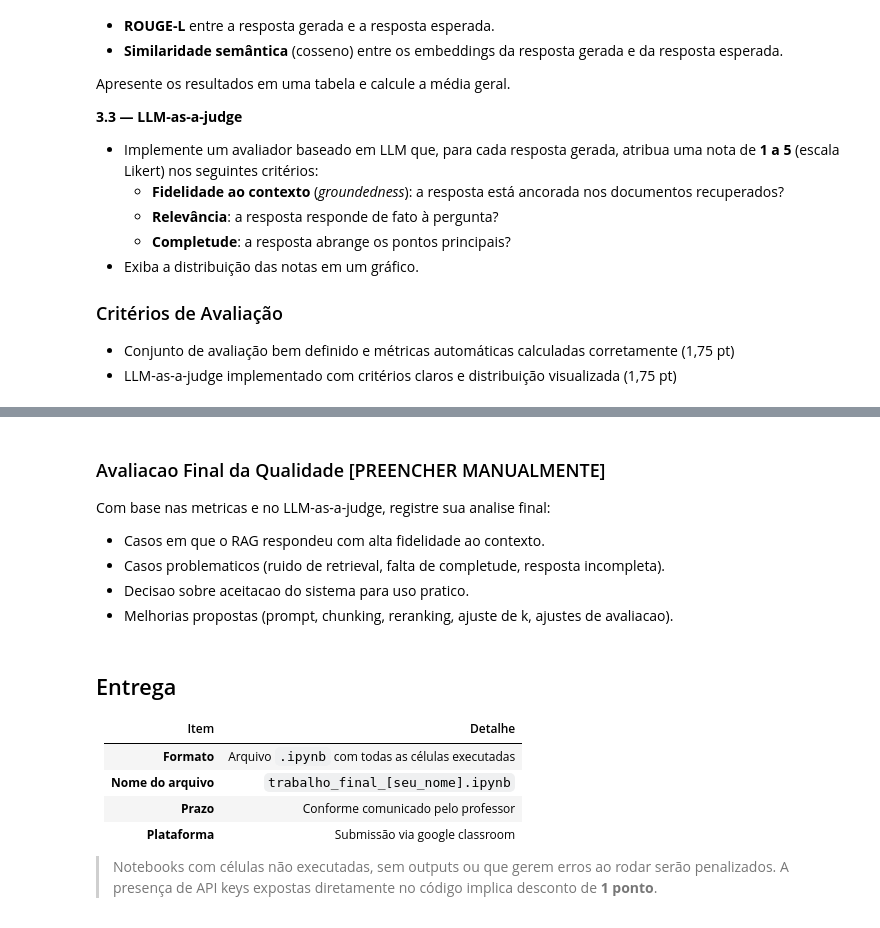
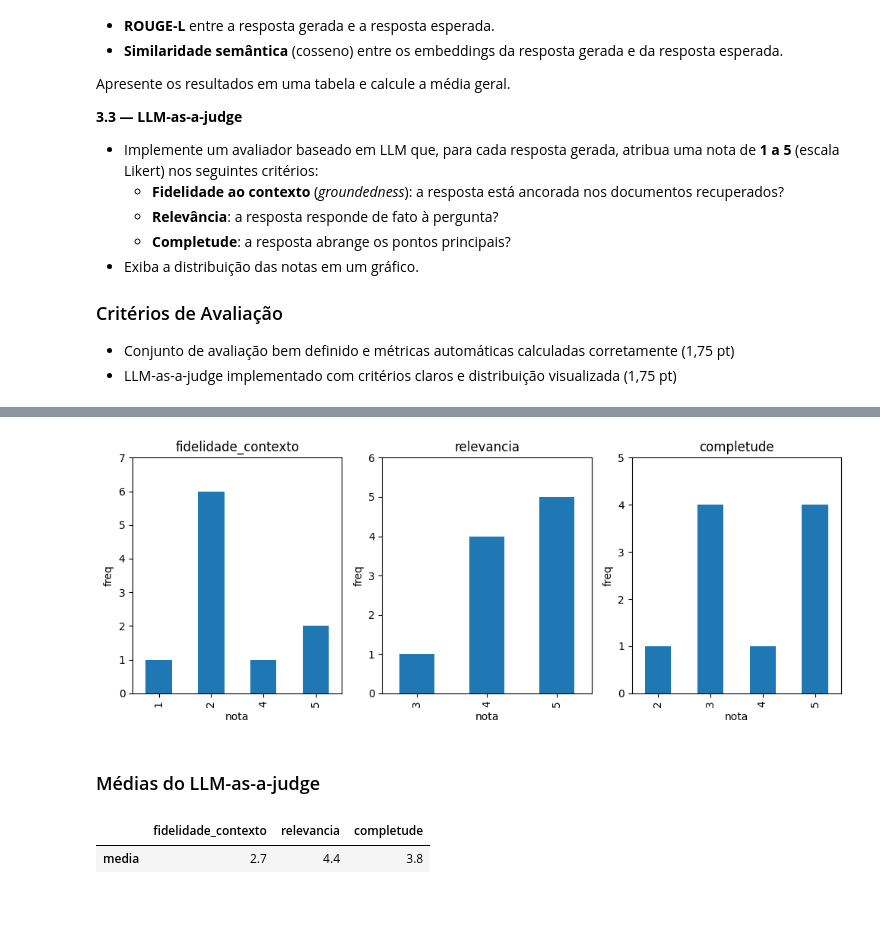
Before and after one commit to andluizsouza/unicamp-llm-agents, a Jupyter notebook: modules/02_llms_em_softwares/hands_on_final_test.ipynb, the cells around one changed output, grey strips where cells are left out. Cells and saved outputs as stored; diff of their text form; code cells hidden in the pictures.

Commit message:
feat: refine notebook of test

```diff
--- a/modules/02_llms_em_softwares/hands_on_final_test.ipynb
+++ b/modules/02_llms_em_softwares/hands_on_final_test.ipynb
@@ -414,9 +624,9 @@ Usamos RecursiveCharacterTextSplitter com overlap por ser uma estrategia robusta
 from langchain_text_splitters import RecursiveCharacterTextSplitter
 
 configs_chunking = [
-    {"nome": "A_curto", "chunk_size": 300, "chunk_overlap": 40},
-    {"nome": "B_medio", "chunk_size": 600, "chunk_overlap": 80},
-    {"nome": "C_longo", "chunk_size": 900, "chunk_overlap": 120},
+    {"nome": "A_curto", "chunk_size": 256, "chunk_overlap": 30},
+    {"nome": "B_medio", "chunk_size": 512, "chunk_overlap": 60},
+    {"nome": "C_longo", "chunk_size": 1024, "chunk_overlap": 120},
 ]
 
 def gerar_chunks(cfg, docs):
@@ -477,9 +639,0 @@ print(f"Total de chunks finais: {len(chunks)}")
-# %%
-print("Previa de chunks (amostra):")
-for i, ch in enumerate(chunks[:6], start=1):
-    print("=" * 90)
-    print(f"Chunk {i}")
-    print(f"Fonte: {ch.metadata.get('source', 'sem_fonte')}")
-    print(f"Tipo: {ch.metadata.get('tipo_fonte', 'desconhecido')}")
-    print(f"Tamanho: {len(ch.page_content)}")
-    print(ch.page_content[:260].replace("\n", " ") + "...")
@@ -506 +804,3 @@ Chunk 1 (fonte: documentos/historia_ia.txt):
+# %%
+chunks = chunk_csv_curto + chunk_pdf_longo + chunk_txt_medio
 # %% [markdown]
@@ -893,21 +1309,20 @@ display(df_judge[["fidelidade_contexto", "relevancia", "completude"]].mean().to_
-# %% [markdown]
-### Avaliacao Final da Qualidade [PREENCHER MANUALMENTE]
-
-Com base nas metricas e no LLM-as-a-judge, registre sua analise final:
-
-- Casos em que o RAG respondeu com alta fidelidade ao contexto.
-- Casos problematicos (ruido de retrieval, falta de completude, resposta incompleta).
-- Decisao sobre aceitacao do sistema para uso pratico.
-- Melhorias propostas (prompt, chunking, reranking, ajuste de k, ajustes de avaliacao).
-# %% [markdown]
-## Entrega
-
-| Item | Detalhe |
-|------|---------|
-| **Formato** | Arquivo `.ipynb` com todas as células executadas |
-| **Nome do arquivo** | `trabalho_final_[seu_nome].ipynb` |
-| **Prazo** | Conforme comunicado pelo professor |
-| **Plataforma** | Submissão via google classroom |
-
-> Notebooks com células não executadas, sem outputs ou que gerem erros ao rodar serão penalizados.
-> A presença de API keys expostas diretamente no código implica desconto de **1 ponto**.
+# %%
+plt.figure(figsize=(10, 4))
+for i, col in enumerate(["fidelidade_contexto", "relevancia", "completude"], start=1):
+    plt.subplot(1, 3, i)
+    df_judge[col].value_counts().sort_index().plot(kind="bar")
+    plt.title(col)
+    plt.xlabel("nota")
+    plt.ylabel("freq")
+    plt.ylim(0, max(1, df_judge[col].value_counts().max() + 1))
+
+plt.tight_layout()
+plt.show()
+
+display(Markdown("### Médias do LLM-as-a-judge"))
+display(df_judge[["fidelidade_contexto", "relevancia", "completude"]].mean().to_frame("media").T)
+# %% [output]
+[figure, added]
+### Médias do LLM-as-a-judge
+|  | fidelidade_contexto | relevancia | completude |
+| media | 2.7 | 4.4 | 3.8 |
```
Also changed, not shown: parts of 75 cells of this notebook.
